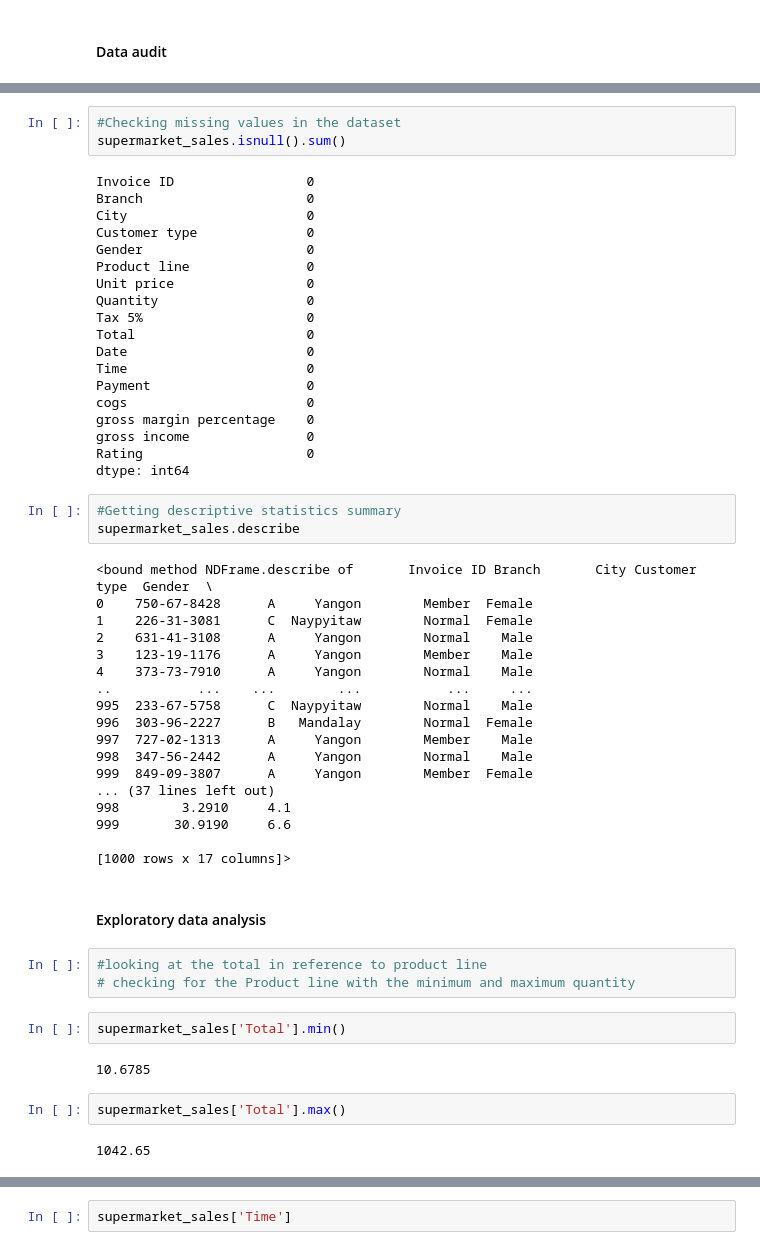
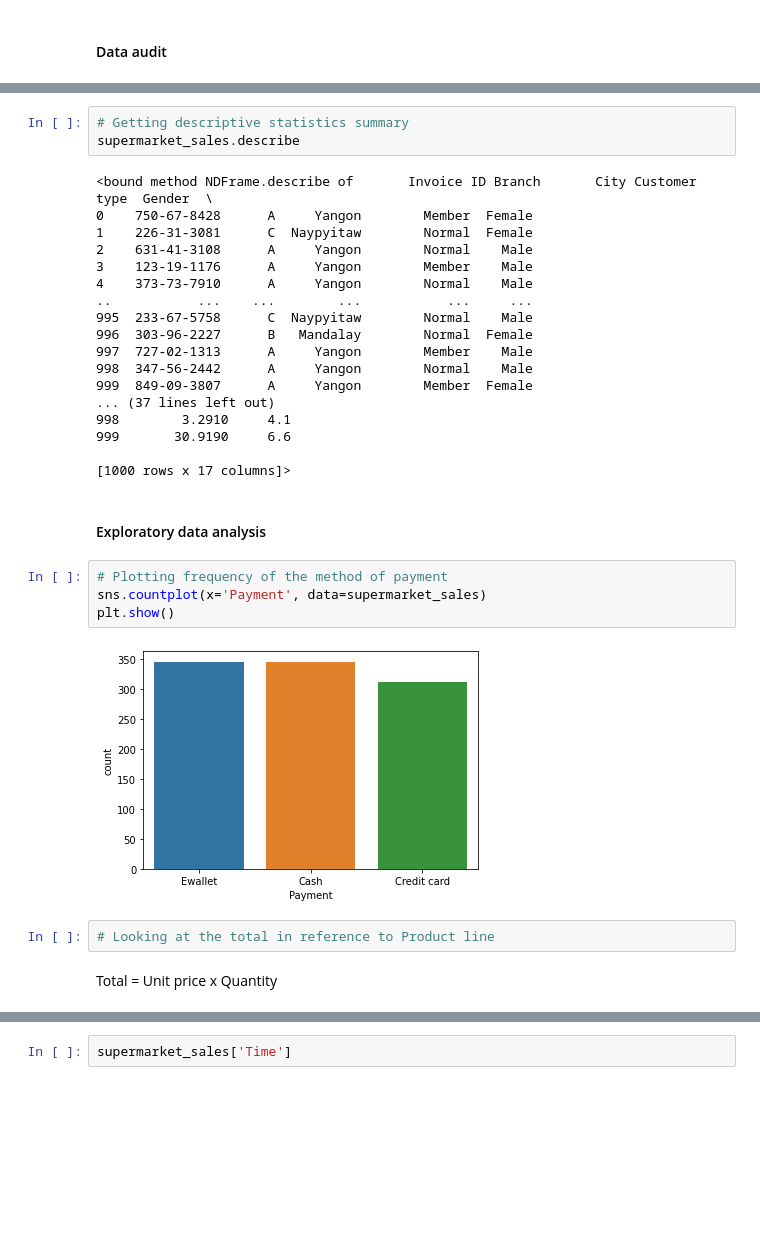
Before and after one commit to mogullet/group-4, a Jupyter notebook: supermarket sales1.ipynb, the cells around one changed output, grey strips where cells are left out. Drawn from its saved outputs; the diff is of its cells as text; blank space fills up the shorter version.

```diff
--- a/supermarket sales1.ipynb
+++ b/supermarket sales1.ipynb
@@ -97,27 +120,5 @@ memory usage: 140.8+ KB
-# %%
-#Checking missing values in the dataset
-supermarket_sales.isnull().sum()
-# %% [output]
-Invoice ID                 0
-Branch                     0
-City                       0
-Customer type              0
-Gender                     0
-Product line               0
-Unit price                 0
-Quantity                   0
-Tax 5%                     0
-Total                      0
-Date                       0
-Time                       0
-Payment                    0
-cogs                       0
-gross margin percentage    0
-gross income               0
-Rating                     0
-dtype: int64
 # %%
-#Getting descriptive statistics summary
+# Getting descriptive statistics summary
 supermarket_sales.describe
 # %% [output]
 <bound method NDFrame.describe of       Invoice ID Branch       City Customer type  Gender  \
@@ -139,15 +140,14 @@ supermarket_sales.describe
 [1000 rows x 17 columns]>
 # %% [markdown]
 <h4> Exploratory data analysis
+# %%
+# Plotting frequency of the method of payment
+sns.countplot(x='Payment', data=supermarket_sales)
+plt.show()
+# %% [output]
+[figure, added]
 # %%
-#looking at the total in reference to product line
-# checking for the Product line with the minimum and maximum quantity
+# Looking at the total in reference to Product line
-# %%
-supermarket_sales['Total'].min()
-# %% [output]
-10.6785
-# %%
-supermarket_sales['Total'].max()
-# %% [output]
-1042.65
+# %% [markdown]
+Total = Unit price x Quantity
 # %%
```
Also changed, not shown: parts of 25 cells of this notebook.
